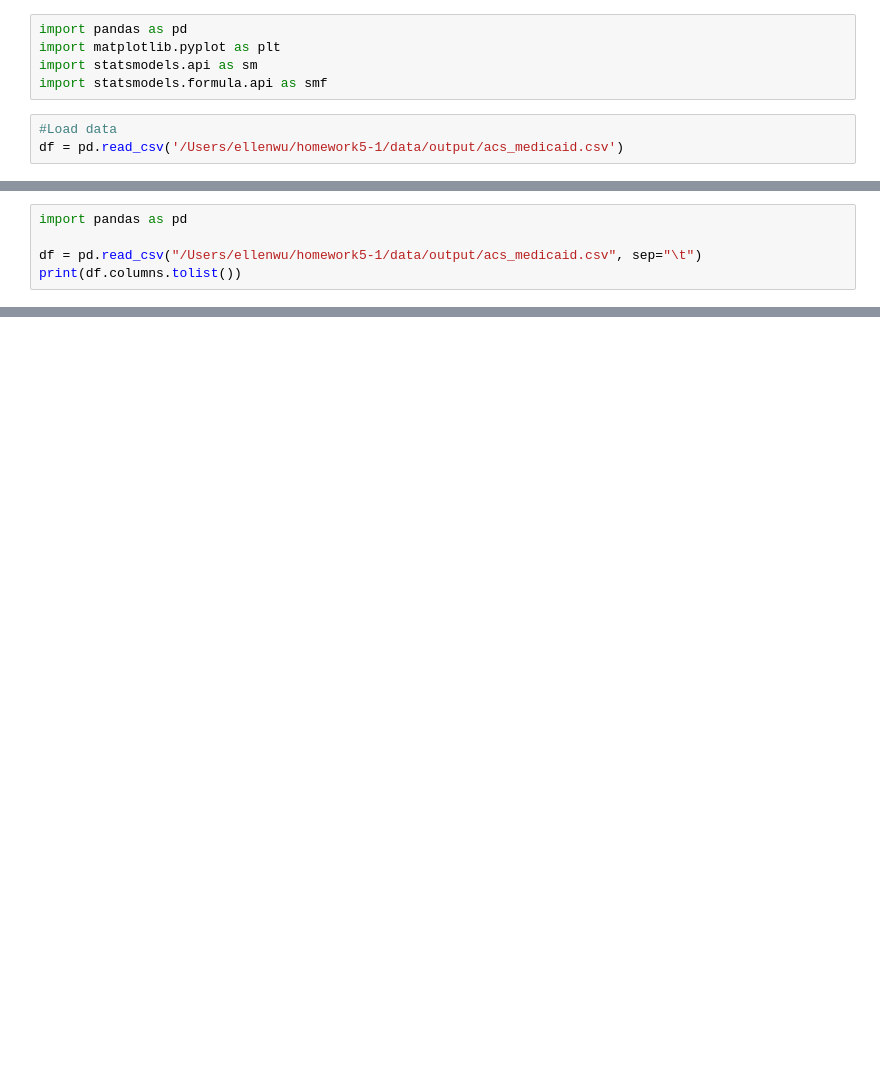
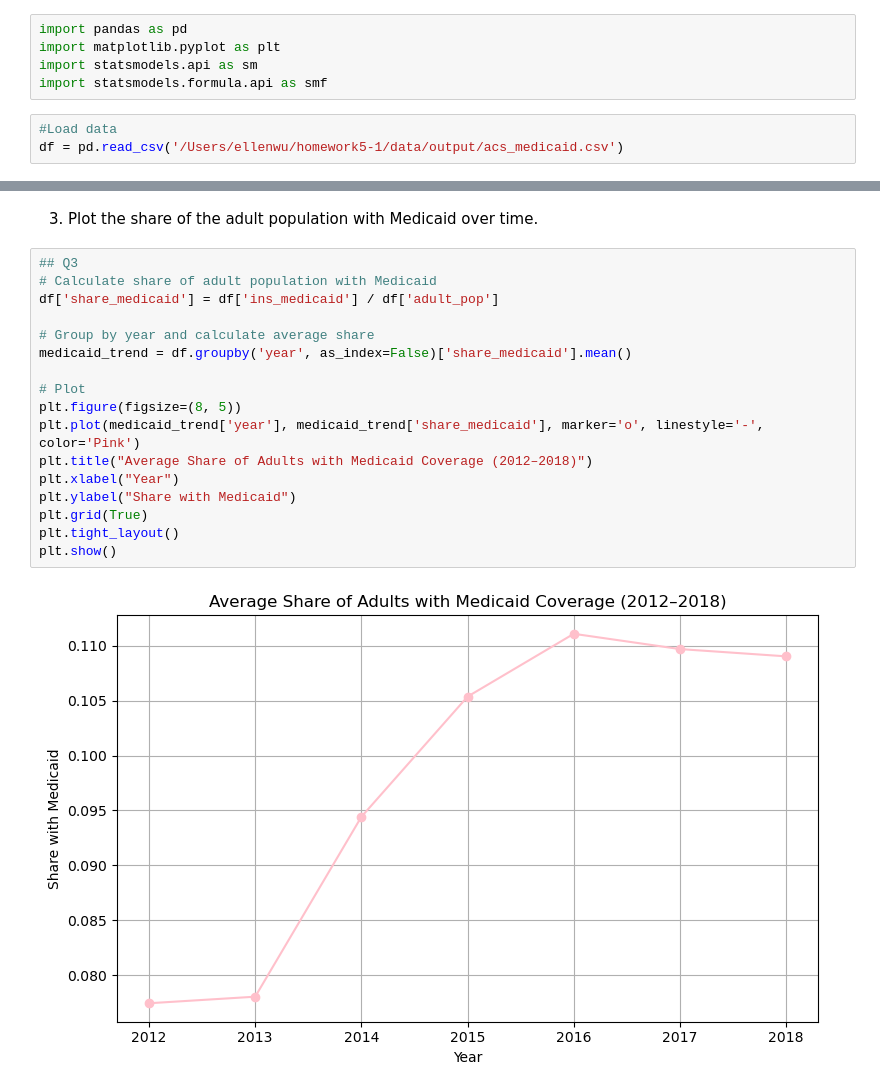
Before and after one commit to ellenwu-git/homework5, a Jupyter notebook: submission1/analysis/homework5-1.ipynb, the cells around one changed output, grey strips where cells are left out. Saved outputs shown, nothing was run; the diff lists cells and outputs as text; blank space fills up the shorter version.

```diff
--- a/submission1/analysis/homework5-1.ipynb
+++ b/submission1/analysis/homework5-1.ipynb
@@ -42,5 +43,0 @@ plt.show()
-# %%
-import pandas as pd
-
-df = pd.read_csv("/Users/ellenwu/homework5-1/data/output/acs_medicaid.csv", sep="\t")
-print(df.columns.tolist())
@@ -48,0 +48,21 @@ print(df.columns.tolist())
+# %% [markdown]
+3. Plot the share of the adult population with Medicaid over time.
+# %%
+## Q3
+# Calculate share of adult population with Medicaid
+df['share_medicaid'] = df['ins_medicaid'] / df['adult_pop']
+
+# Group by year and calculate average share
+medicaid_trend = df.groupby('year', as_index=False)['share_medicaid'].mean()
+
+# Plot
+plt.figure(figsize=(8, 5))
+plt.plot(medicaid_trend['year'], medicaid_trend['share_medicaid'], marker='o', linestyle='-', color='Pink')
+plt.title("Average Share of Adults with Medicaid Coverage (2012–2018)")
+plt.xlabel("Year")
+plt.ylabel("Share with Medicaid")
+plt.grid(True)
+plt.tight_layout()
+plt.show()
+# %% [output]
+[figure, added]
```
Also changed, not shown: parts of 15 cells of this notebook, 3 other files.
